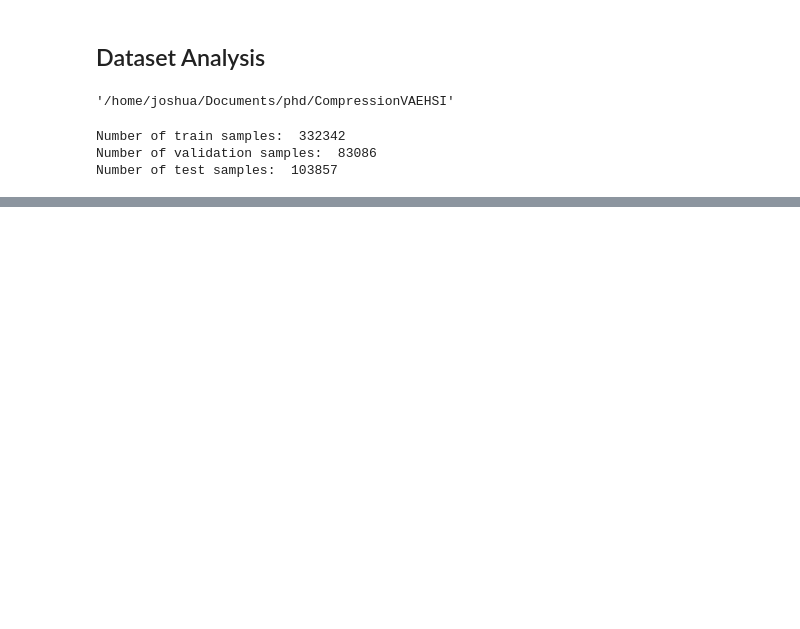
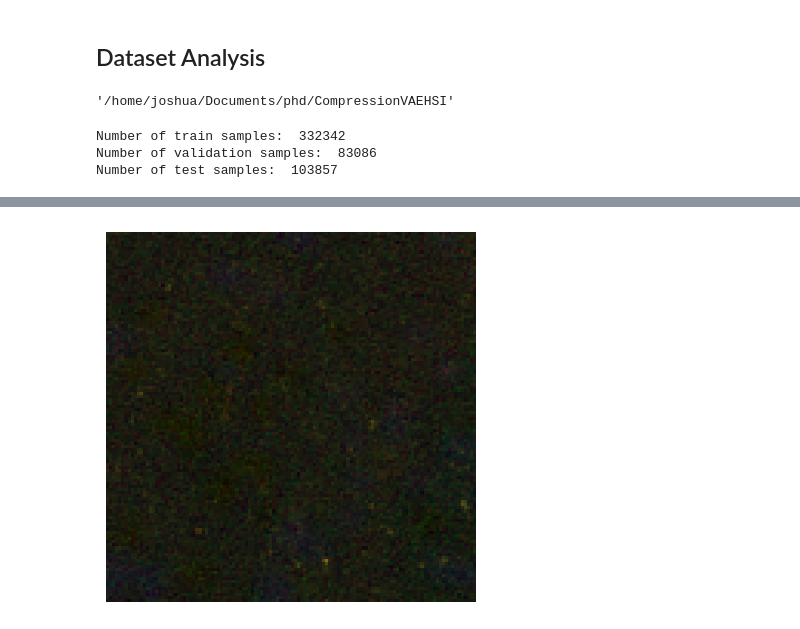
Before and after one commit to joshuadarecullen/CompressionVAEHSI, a Jupyter notebook: notebooks/Data_Analysis.ipynb, the cells around one changed output, grey strips where cells are left out. Saved outputs shown, nothing was run; the diff lists cells and outputs as text; code cells hidden in the pictures; blank space fills up the shorter version.

```diff
--- a/notebooks/Data_Analysis.ipynb
+++ b/notebooks/Data_Analysis.ipynb
@@ -66,8 +47,9 @@ def get_label_names(onehots, class_names):
     return label_names
 
 def display_image(ds, idx):
-    img = ds[idx]['data'].numpy()
-    labels = ds[idx]['labels']
+    #img = ds[idx]['data'].numpy()
+    img = ds[idx]['image'].numpy()[2:5,:,:]
+    labels = ds[idx]['label']
     for band in range(len(img)):
         # normalize based on min/max pixel values to clamp ranges in [0, 1]
         img[band, ...] = (img[band, ...] - np.min(img[band, ...])) / np.max(img[band, ...])
@@ -75,14 +57,14 @@ def display_image(ds, idx):
     img = np.moveaxis(img, 0, 2) # C, W, H > W, H, C
     img = img[:,:,::-1] # BGR to RGB
 
-    label_names = get_label_names(labels, ds.class_names)
+    #label_names = get_label_names(labels, ds.class_names)
 
-    plt.title('\n'.join(label_names))
+    #plt.title('\n'.join(label_names))
     plt.imshow(img)
     ax = plt.gca()
     ax.set_axis_off()
     plt.show()
 
-ds = dm.val_dataloader().dataset
-for idx in [0, 12, 311, 776, 44]:
-    display_image(ds, idx)
+#ds = dm.val_dataloader().dataset
+#for idx in [0, 12, 311, 776, 44]:
+#    display_image(ds, idx)
@@ -88,0 +99,4 @@ for idx in [0, 12, 311, 776, 44]:
+# %%
+display_image(ds, 0)
+# %% [output]
+[figure, added]
```
Also changed, not shown: parts of 13 cells of this notebook, 10 other files.
